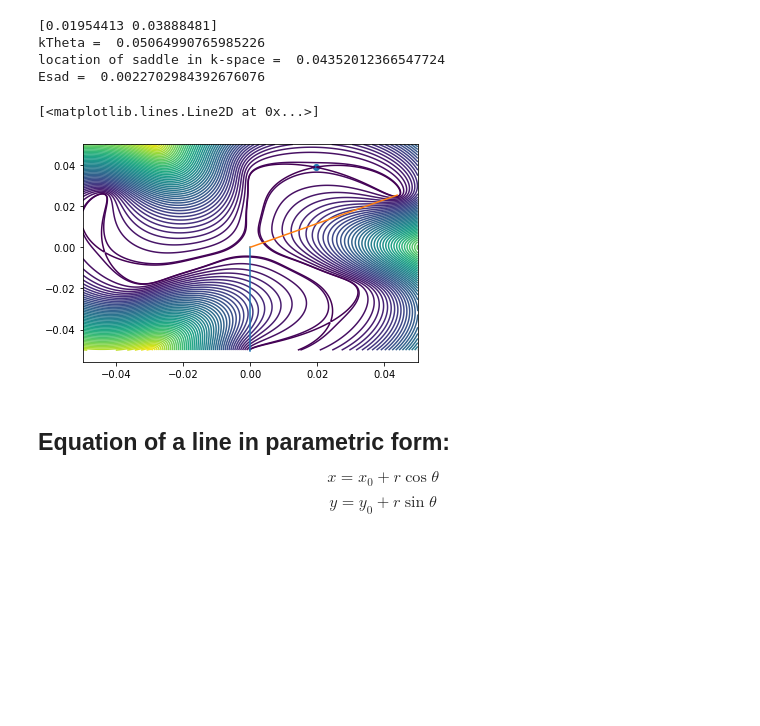
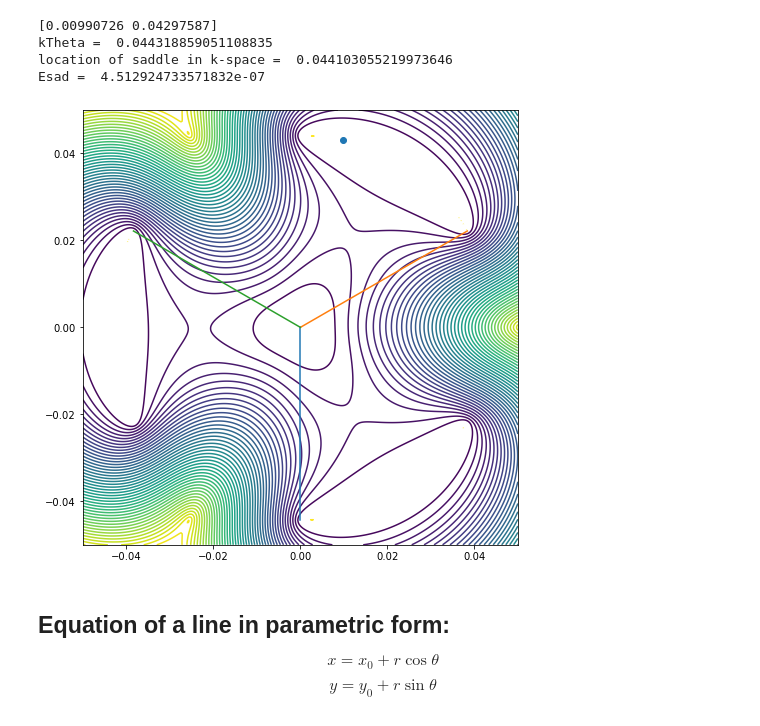
Before and after one commit to aravindhshankar/KondoVHS, a Jupyter notebook: BrilluoinZone.ipynb, the cells around one changed output. Cells and saved outputs as stored; diff of their text form; code cells hidden in the pictures; blank space fills up the shorter version.

```diff
--- a/BrilluoinZone.ipynb
+++ b/BrilluoinZone.ipynb
@@ -27,7 +27,7 @@ vFpar = 4.31074647887324
 wpar=0.11
 BANDS = 8
 # %%
-theta = 1.2
+theta = 1.05
 sad = find_saddle(xGuess = (0.025,0.025),Theta = theta*IN_RADIAN)
 print(sad)
 kTheta = 8 * np.pi * np.sin(theta*IN_RADIAN/2.0) / (3*np.sqrt(3))
@@ -36,7 +36,7 @@ print('location of saddle in k-space = ', np.sqrt(sad[0]**2 + sad[1]**2))
 Esad = generate_spectrum_Twisted_graphene_single_point(vF=vFpar, w=wpar,Theta=theta*IN_RADIAN,kx_fixed=sad[0],ky_fixed=sad[1],symmetric=True)[4]
 print("Esad = ", Esad)
 # %% [output]
-[0.01954413 0.03888481]
-kTheta =  0.05064990765985226
-location of saddle in k-space =  0.04352012366547724
-Esad =  0.0022702984392676076
+[0.00990726 0.04297587]
+kTheta =  0.044318859051108835
+location of saddle in k-space =  0.044103055219973646
+Esad =  4.512924733571832e-07
@@ -43,16 +45,23 @@ Esad =  0.0022702984392676076
 # %%
-X,Y,Z = data_for_contours(theta)
+#X,Y,Z = data_for_contours(theta)
 r = np.linspace(0,kTheta,100)
 l1x,l1y = [0*r , 0 - r]
 l2x,l2y = [0 + r*np.cos(30*IN_RADIAN), 0+r*np.sin(30*IN_RADIAN)]
+l3x,l3y = [0 + r*np.cos(150*IN_RADIAN), 0+r*np.sin(150*IN_RADIAN)]
 plt.contour(X,Y,Z,levels = 50)
 plt.scatter(sad[0],sad[1])
-plt.contour(X,Y,Z,levels = [Esad])
+levs = np.array([0.005,0.05,0.5])*Esad
+#plt.contour(X,Y,Z,levels = [0.001*Esad, 0.05*Esad,0.1*Esad,0.5*Esad,0.7*Esad,Esad, 2*Esad, 10*Esad])
+plt.contour(X,Y,Z, levels = levs)
 plt.plot(l1x,l1y)
 plt.plot(l2x,l2y)
+plt.plot(l3x,l3y)
+ax = plt.gca()
+fig = plt.gcf()
+fig.set_size_inches(8,8)
+ax.set_aspect('equal')
 # %% [output]
-[<matplotlib.lines.Line2D at 0x...>]
-[figure, old version]
+[figure, new version]
 # %% [markdown]
 ## Equation of a line in parametric form:
 $$ x = x_0 + r \cos\theta $$
```
Also changed, not shown: parts of 3 cells of this notebook, 1 other file.
